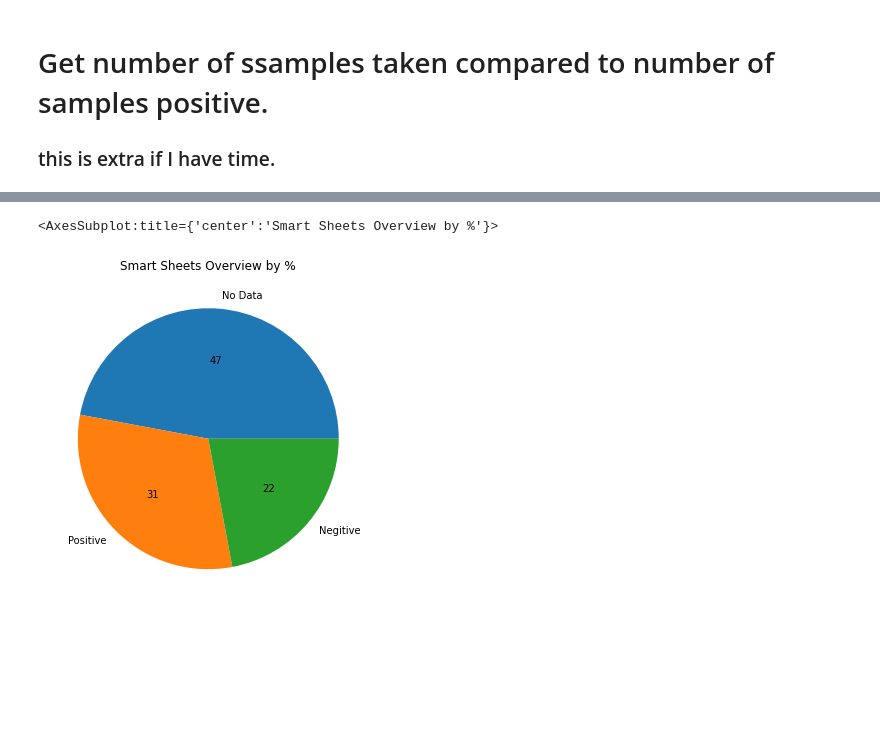
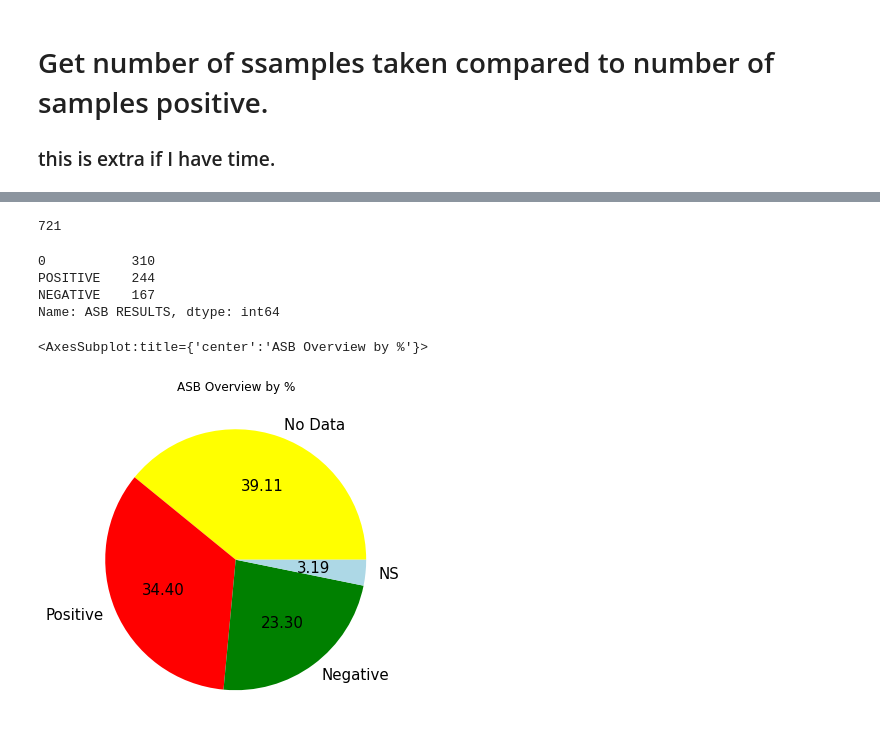
Before and after one commit to Jtrahan88/Portfolio, a Jupyter notebook: Fire Projects/North and Central Dixie Fire/Northern Dixie/Northern Dixie Fire-ASB Audit.ipynb, the cells around one changed output, grey strips where cells are left out. Saved outputs shown, nothing was run; the diff lists cells and outputs as text; code cells hidden in the pictures; blank space fills up the shorter version.

```diff
--- a/Fire Projects/North and Central Dixie Fire/Northern Dixie/Northern Dixie Fire-ASB Audit.ipynb
+++ b/Fire Projects/North and Central Dixie Fire/Northern Dixie/Northern Dixie Fire-ASB Audit.ipynb
@@ -348,11 +326,23 @@ final['FINAL RESULTS'].value_counts().plot(kind='pie',
-# %%
-final['ASB RESULTS'].value_counts().plot(kind='pie',
-                                       ylabel="",
-                                       title="Smart Sheets Overview by %",
-                                       autopct='%2.f',
-                                       labels=['No Data', 'Positive', 'Negitive'],
-                                       fontsize=10,
-                                       figsize=(6,6))
-# %% [output]
-<AxesSubplot:title={'center':'Smart Sheets Overview by %'}>
-[figure, removed]
+# %%
+final['FINAL RESULTS'].value_counts().sum()
+# %% [output]
+721
+# %%
+final['ASB RESULTS'].value_counts()
+# %% [output]
+0           310
+POSITIVE    244
+NEGATIVE    167
+Name: ASB RESULTS, dtype: int64
+# %%
+final['FINAL RESULTS'].value_counts().plot(kind='pie',
+                                          labels=['No Data', 'Positive', 'Negative', 'NS'],
+                                           colors = ['yellow', 'red', 'green', 'lightblue'],
+                                          autopct='%.2f',
+                                          fontsize=15,
+                                          figsize=(6,6),
+                                          title='ASB Overview by %',
+                                          ylabel="")
+# %% [output]
+<AxesSubplot:title={'center':'ASB Overview by %'}>
+[figure, added]
```
Also changed, not shown: parts of 63 cells of this notebook, 1 other file.
